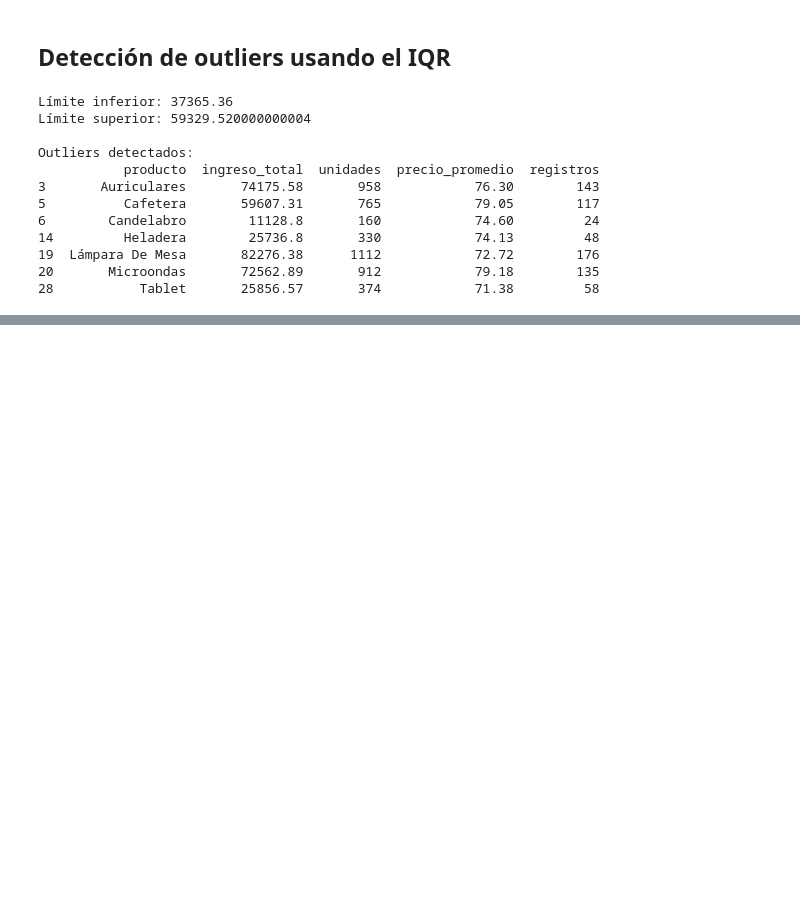
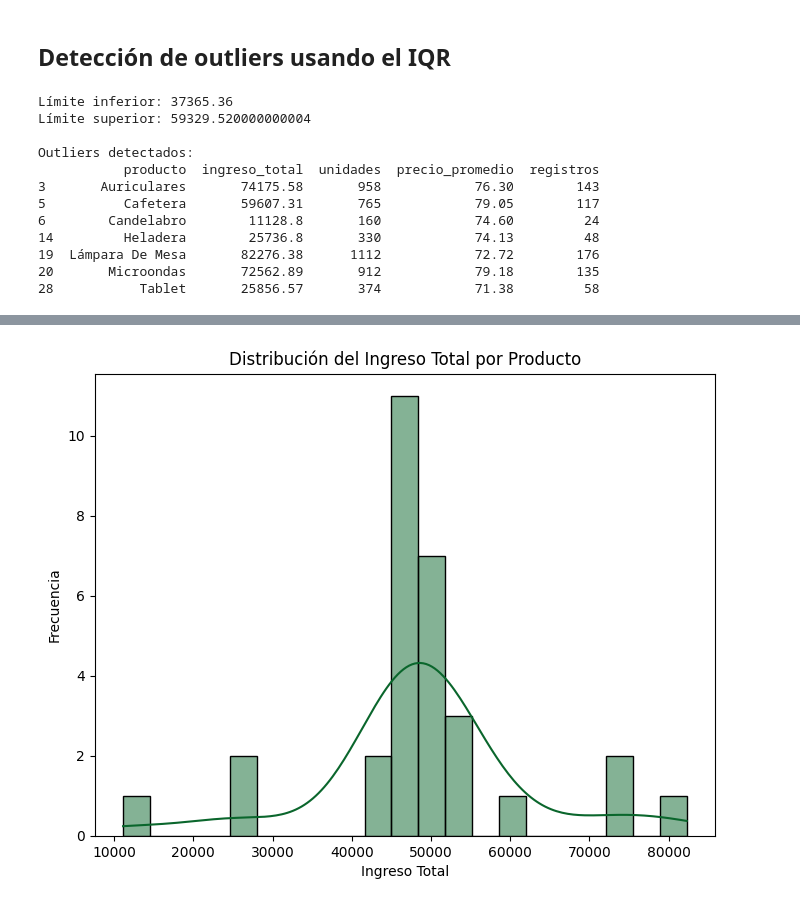
Before and after one commit to herguad/TT_data_analysis, a Jupyter notebook: Herrera_G_com_252612_ENTREGA_TT.ipynb, the cells around one changed output, grey strips where cells are left out. Saved outputs shown, nothing was run; the diff lists cells and outputs as text; code cells hidden in the pictures; blank space fills up the shorter version.

```diff
--- a/Herrera_G_com_252612_ENTREGA_TT.ipynb
+++ b/Herrera_G_com_252612_ENTREGA_TT.ipynb
@@ -970,0 +986,9 @@ Outliers detectados:
+# %%
+plt.figure(figsize=(8, 6))
+sns.histplot(num_vals, kde=True, color=color_green)
+plt.title('Distribución del Ingreso Total por Producto')
+plt.xlabel('Ingreso Total')
+plt.ylabel('Frecuencia')
+plt.show()
+# %% [output]
+[figure, added]
```
Also changed, not shown: parts of 5 cells of this notebook.
